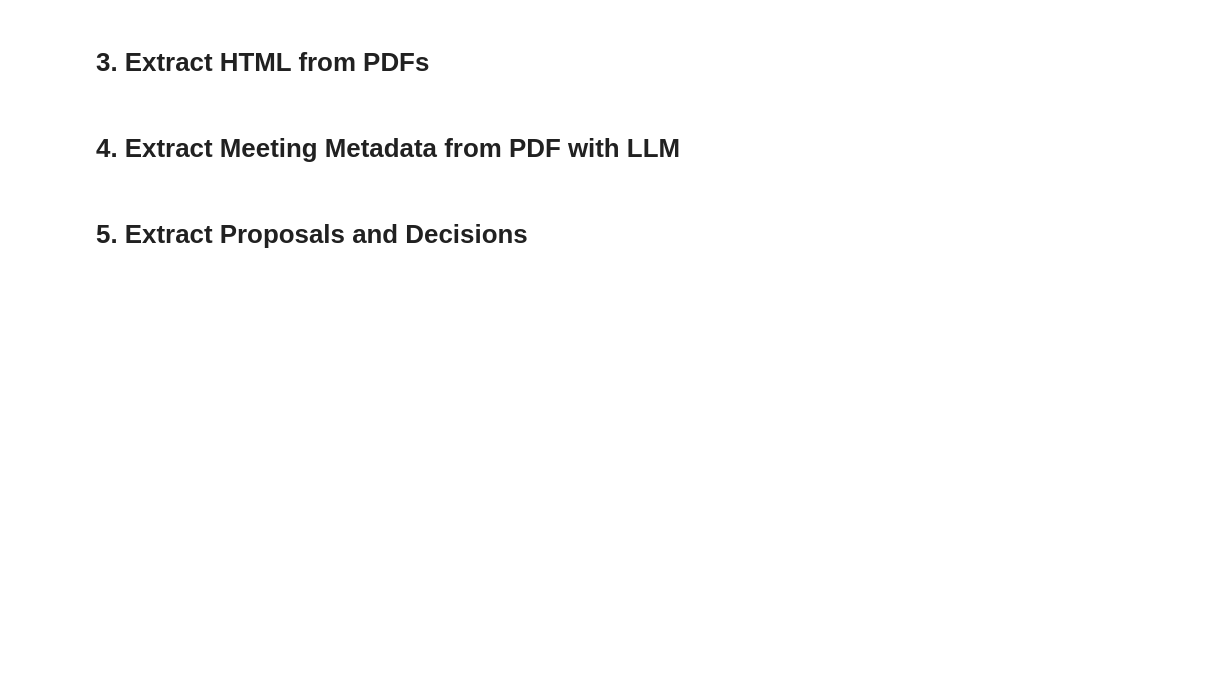
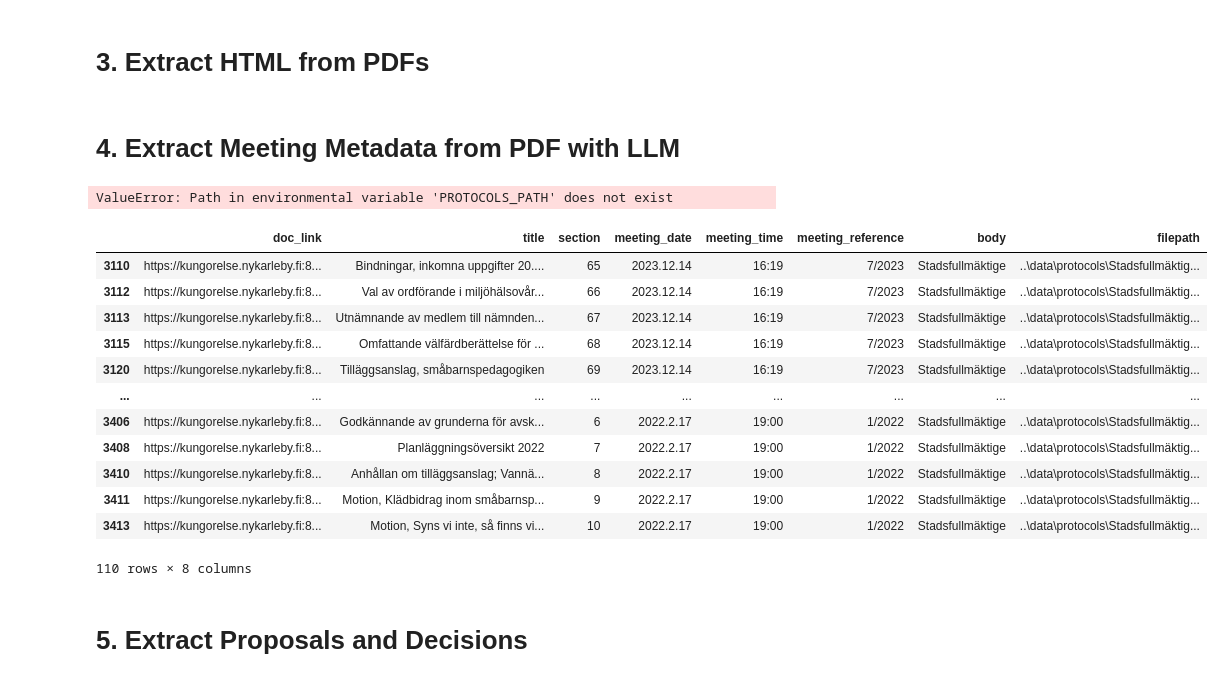
Before and after one commit to NoviaIntSysGroup/llm-data-extraction, a Jupyter notebook: notebooks/unstructured_to_structured_data_pipeline.ipynb, the cells around one changed output. Cells and saved outputs as stored; diff of their text form; code cells hidden in the pictures; blank space fills up the shorter version.

```diff
--- a/notebooks/unstructured_to_structured_data_pipeline.ipynb
+++ b/notebooks/unstructured_to_structured_data_pipeline.ipynb
@@ -42,7 +43,27 @@ download_documents()
 convert_files()
 # %% [markdown]
 # **4. Extract Meeting Metadata from PDF with LLM**
+# %%
+type = "agenda"
+df = get_documents_dataframe(type=type)
+df = df[df["body"] == "Stadsfullmäktige"]
+# %% [output]
+ValueError: Path in environmental variable 'PROTOCOLS_PATH' does not exist
 # %%
-df = get_documents_dataframe("metadata")
+df
+# %% [output]
+|  | doc_link | title | section | meeting_date | meeting_time | meeting_reference | body | filepath |
+| 3110 | https://kungorelse.nykarleby.fi:8... | Bindningar, inkomna uppgifter 20.... | 65 | 2023.12.14 | 16:19 | 7/2023 | Stadsfullmäktige | ..\data\protocols\Stadsfullmäktig... |
+| 3112 | https://kungorelse.nykarleby.fi:8... | Val av ordförande i miljöhälsovår... | 66 | 2023.12.14 | 16:19 | 7/2023 | Stadsfullmäktige | ..\data\protocols\Stadsfullmäktig... |
+| 3113 | https://kungorelse.nykarleby.fi:8... | Utnämnande av medlem till nämnden... | 67 | 2023.12.14 | 16:19 | 7/2023 | Stadsfullmäktige | ..\data\protocols\Stadsfullmäktig... |
+| 3115 | https://kungorelse.nykarleby.fi:8... | Omfattande välfärdberättelse för ... | 68 | 2023.12.14 | 16:19 | 7/2023 | Stadsfullmäktige | ..\data\protocols\Stadsfullmäktig... |
+| 3120 | https://kungorelse.nykarleby.fi:8... | Tilläggsanslag, småbarnspedagogiken | 69 | 2023.12.14 | 16:19 | 7/2023 | Stadsfullmäktige | ..\data\protocols\Stadsfullmäktig... |
+| ... | ... | ... | ... | ... | ... | ... | ... | ... |
+| 3406 | https://kungorelse.nykarleby.fi:8... | Godkännande av grunderna för avsk... | 6 | 2022.2.17 | 19:00 | 1/2022 | Stadsfullmäktige | ..\data\protocols\Stadsfullmäktig... |
+| 3408 | https://kungorelse.nykarleby.fi:8... | Planläggningsöversikt 2022 | 7 | 2022.2.17 | 19:00 | 1/2022 | Stadsfullmäktige | ..\data\protocols\Stadsfullmäktig... |
+| 3410 | https://kungorelse.nykarleby.fi:8... | Anhållan om tilläggsanslag; Vannä... | 8 | 2022.2.17 | 19:00 | 1/2022 | Stadsfullmäktige | ..\data\protocols\Stadsfullmäktig... |
+| 3411 | https://kungorelse.nykarleby.fi:8... | Motion, Klädbidrag inom småbarnsp... | 9 | 2022.2.17 | 19:00 | 1/2022 | Stadsfullmäktige | ..\data\protocols\Stadsfullmäktig... |
+| 3413 | https://kungorelse.nykarleby.fi:8... | Motion, Syns vi inte, så finns vi... | 10 | 2022.2.17 | 19:00 | 1/2022 | Stadsfullmäktige | ..\data\protocols\Stadsfullmäktig... |
+110 rows × 8 columns
 # %%
 # asynchronously extract meeting metadata, max 150 calls per minute (taking into account openai rate limits)
```
Also changed, not shown: parts of 4 cells of this notebook, 7 other files.
